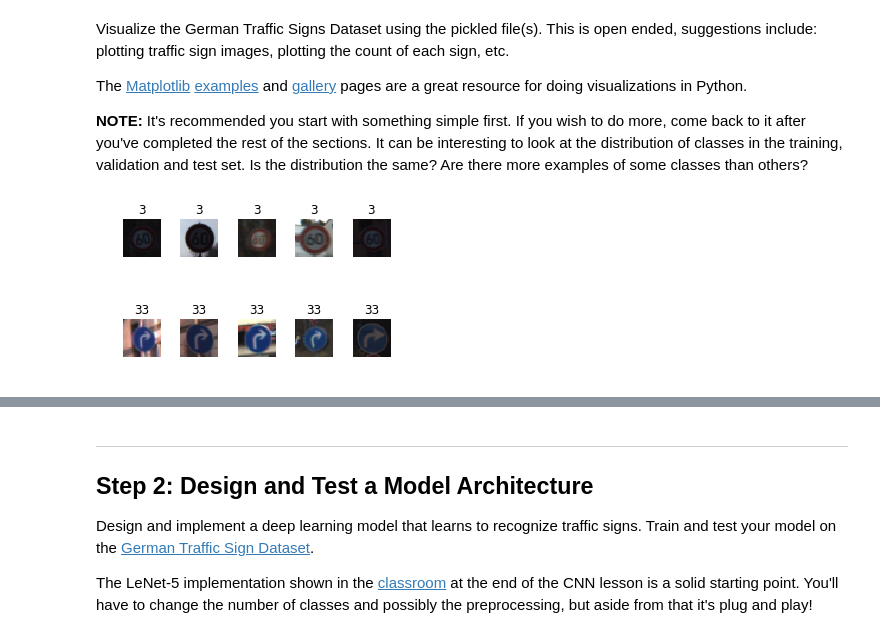
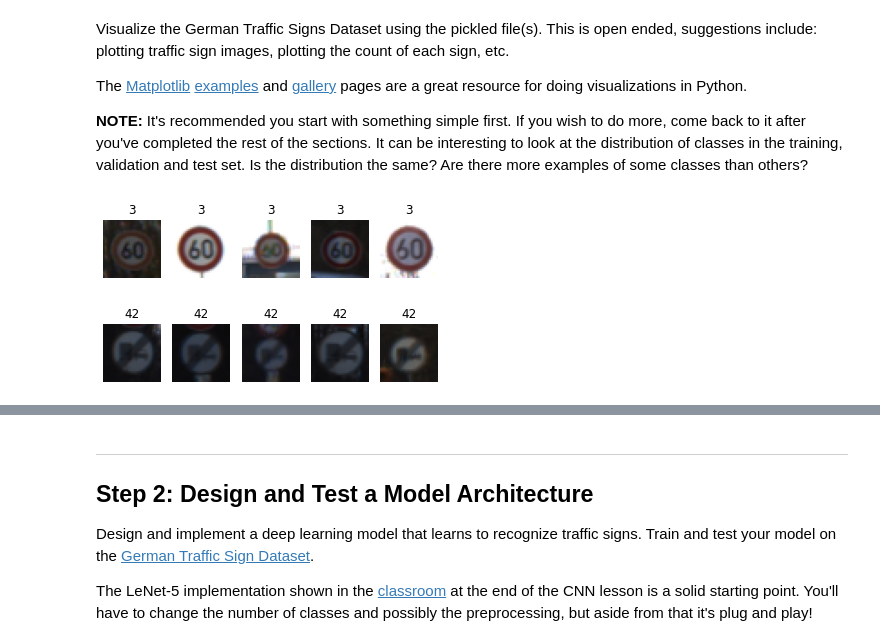
Before and after one commit to xinsui178/CARND-Traffic-Sign, a Jupyter notebook: Traffic_Sign_Classifier.ipynb, the cells around one changed output, grey strips where cells are left out. Saved outputs shown, nothing was run; the diff lists cells and outputs as text; code cells hidden in the pictures.

```diff
--- a/Traffic_Sign_Classifier.ipynb
+++ b/Traffic_Sign_Classifier.ipynb
@@ -108,23 +334,25 @@ for i in range(len(y_train)):
 # %%
 plot_class=3
 for i in range(5):
-    ax1=plt.subplot(560 + 1 + i,frameon=True)
+    ax1=plt.subplot(150 + 1 + i,frameon=True)
     index=random.choice(cls_index[plot_class])
     ax1.imshow(X_train[index])
     ax1.set_axis_off()
     ax1.set_title(y_train[index])
+#plt.savefig('examples/3.jpg')
 # %% [output]
-[figure, old version]
+[figure, new version]
 # %%
-plot_class=33
-for i in range(5):
-    ax1=plt.subplot(560 + 1 + i,frameon=True)
-    index=random.choice(cls_index[plot_class])
-    ax1.imshow(X_train[index])
-    ax1.set_axis_off()
-    ax1.set_title(y_train[index])
+for plot_class in range(43):
+    for i in range(5):
+        ax1=plt.subplot(150 + 1 + i,frameon=True)
+        index=random.choice(cls_index[plot_class])
+        ax1.imshow(X_train[index])
+        ax1.set_axis_off()
+        ax1.set_title(y_train[index])
+    plt.savefig('examples/'+str(plot_class)+'.jpg')
 # %% [output]
-[figure, old version]
+[figure, new version]
 # %%
 plt.figure(figsize=(30,5))
 ax1=plt.subplot(131)
```
Also changed, not shown: parts of 2 cells of this notebook, 50 other files.
